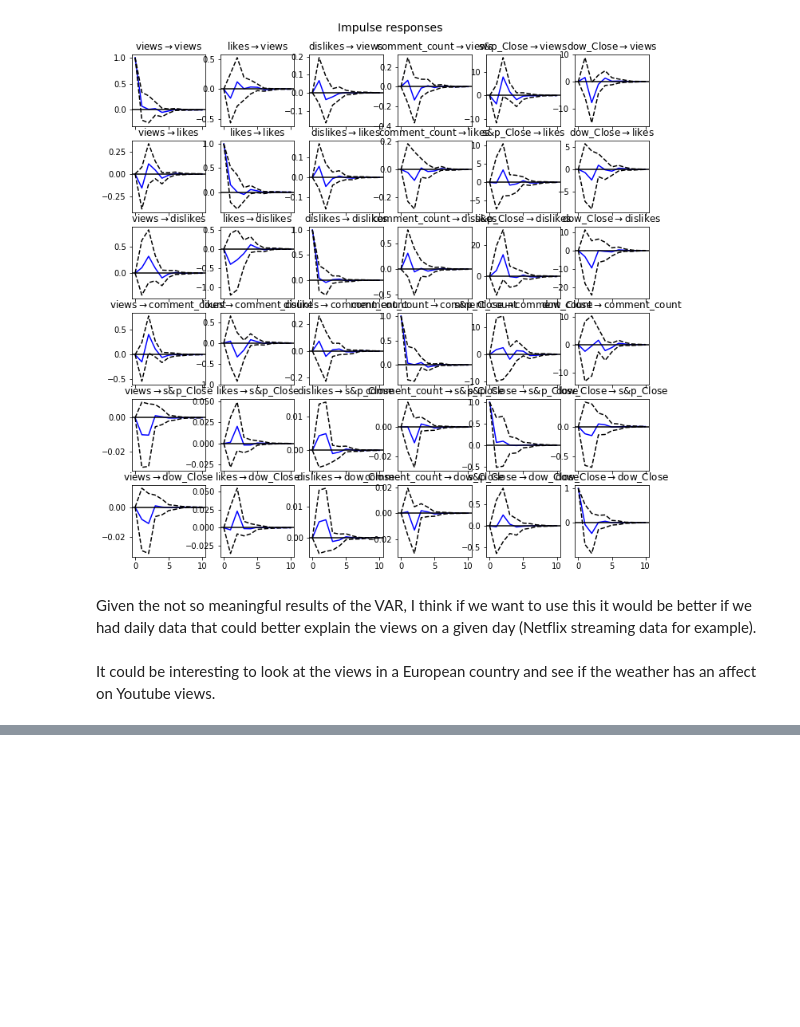
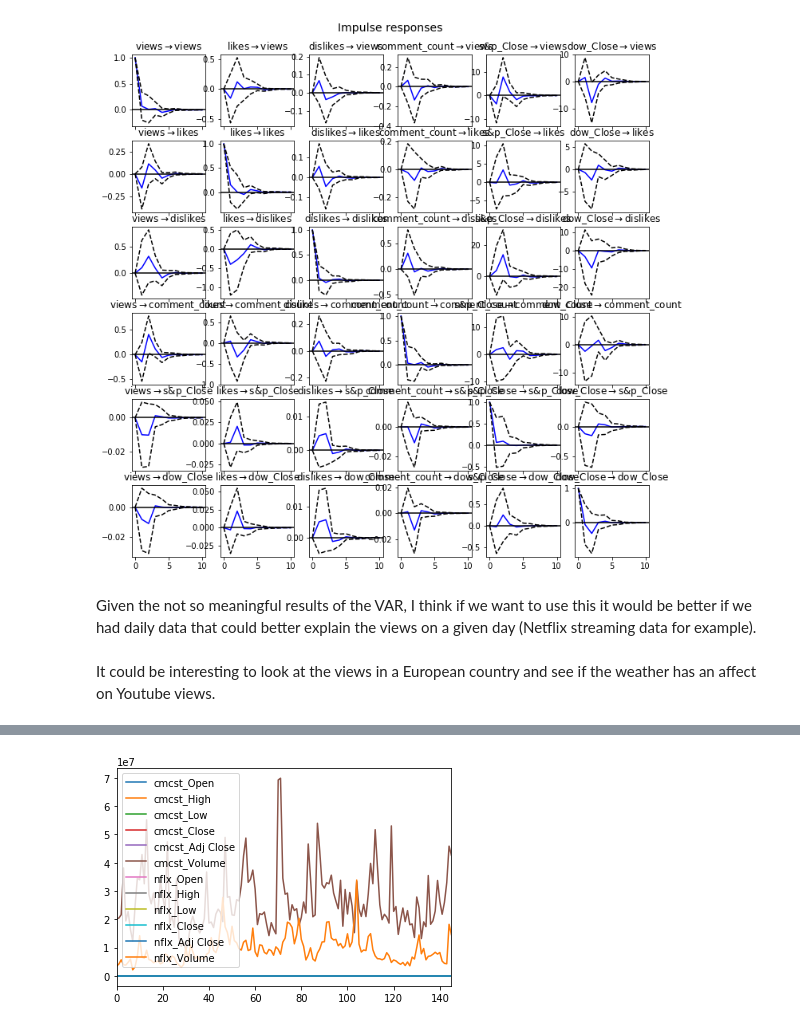
Before and after one commit to srive326/Youtube-forecasting, a Jupyter notebook: notebooks/Vars youtube.ipynb, the cells around one changed output, grey strips where cells are left out. Cells and saved outputs as stored; diff of their text form; code cells hidden in the pictures; blank space fills up the shorter version.

```diff
--- a/notebooks/Vars youtube.ipynb
+++ b/notebooks/Vars youtube.ipynb
@@ -156,0 +171,11 @@ FileNotFoundError: File b'../data/GBvideos.csv' does not exist
+# %%
+ntflx = pd.read_csv("/Users/stephanier/Downloads/NFLX.csv")
+cmcst = pd.read_csv("/Users/stephanier/Downloads/CMCSA.csv")
+# %%
+ntflx = ntflx.add_prefix('nflx_')
+cmcst = cmcst.add_prefix('cmcst_')
+ntflx = ntflx.rename(columns={ ntflx.columns[0]: "Date" })
+cmcst = cmcst.rename(columns={ cmcst.columns[0]: "Date" })
+# %%
+result = pd.merge(cmcst, ntflx, on='Date')
+result = result.fillna(method='ffill')
@@ -156,0 +203,5 @@ FileNotFoundError: File b'../data/GBvideos.csv' does not exist
+# %%
+result.plot()
+plt.show()
+# %% [output]
+[figure, added]
```
Also changed, not shown: parts of 50 cells of this notebook.
